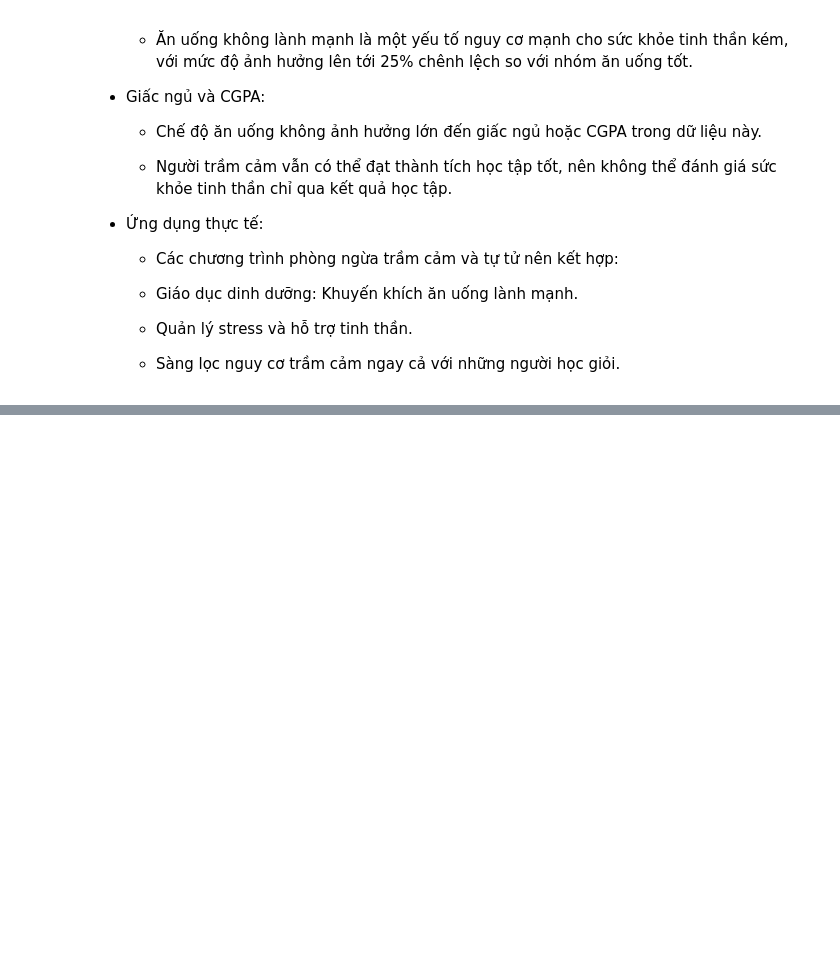
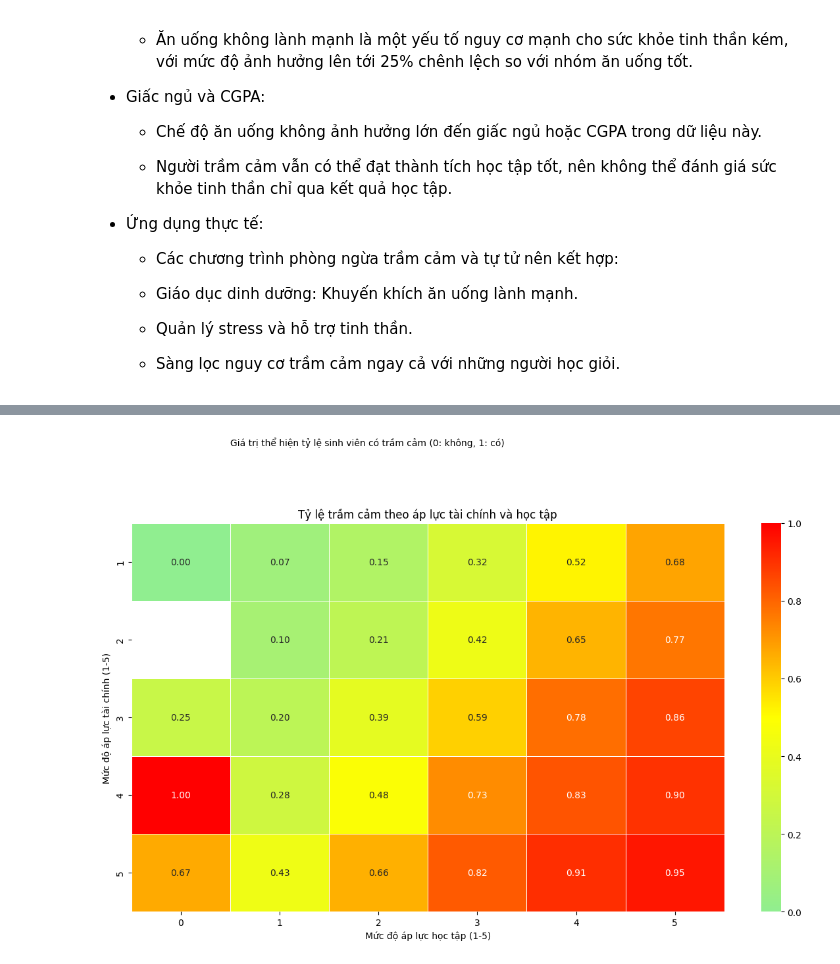
Before and after one commit to Dzivilord/Data_Insight_AI, a Jupyter notebook: src/ExploringData/Visualization_data.ipynb, the cells around one changed output, grey strips where cells are left out. Drawn from its saved outputs; the diff is of its cells as text; code cells hidden in the pictures; blank space fills up the shorter version.

```diff
--- a/src/ExploringData/Visualization_data.ipynb
+++ b/src/ExploringData/Visualization_data.ipynb
@@ -892,0 +944,27 @@ plt.show()
+# %%
+# 2. Biểu đồ mối quan hệ giữa áp lực tài chính, áp lực học tập và trầm cảm
+plt.figure(figsize=(12, 8))
+
+# Tạo bảng tỷ lệ trầm cảm theo áp lực tài chính và học tập
+depression_rates = finanical_stress_depression_analyze_df.pivot_table(
+    index='Financial Stress',
+    columns='Academic Pressure',
+    values='Depression',
+    aggfunc='mean'
+)
+
+# Vẽ heatmap
+cmap = LinearSegmentedColormap.from_list('custom_cmap', ['lightgreen', 'yellow', 'red'])
+sns.heatmap(depression_rates, cmap=cmap, annot=True, fmt='.2f', linewidths=0.5)
+plt.title('Tỷ lệ trầm cảm theo áp lực tài chính và học tập')
+plt.xlabel('Mức độ áp lực học tập (1-5)')
+plt.ylabel('Mức độ áp lực tài chính (1-5)')
+
+# Thêm chú thích
+plt.text(1, -1, 'Giá trị thể hiện tỷ lệ sinh viên có trầm cảm (0: không, 1: có)',
+         fontsize=10, ha='left')
+
+plt.tight_layout()
+plt.show()
+# %% [output]
+[figure, added]
```
Also changed, not shown: parts of 19 cells of this notebook.
